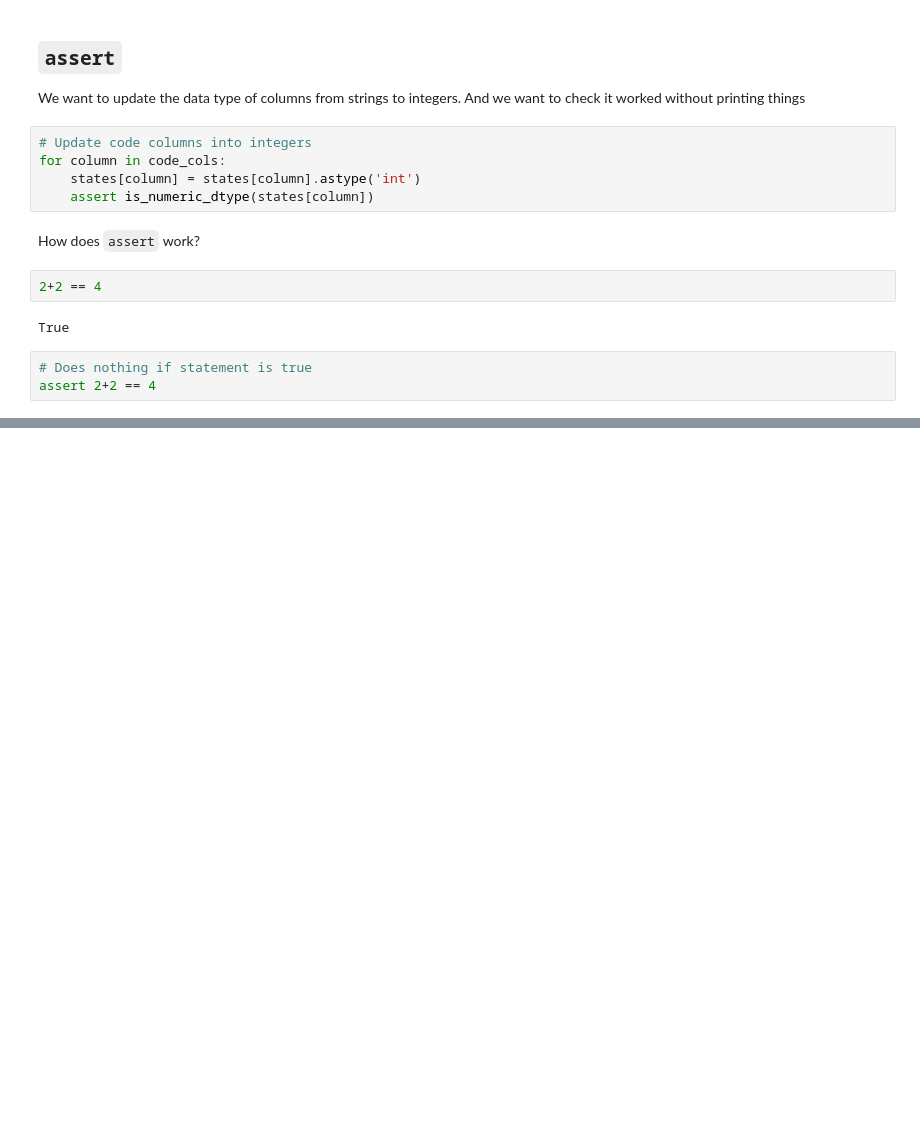
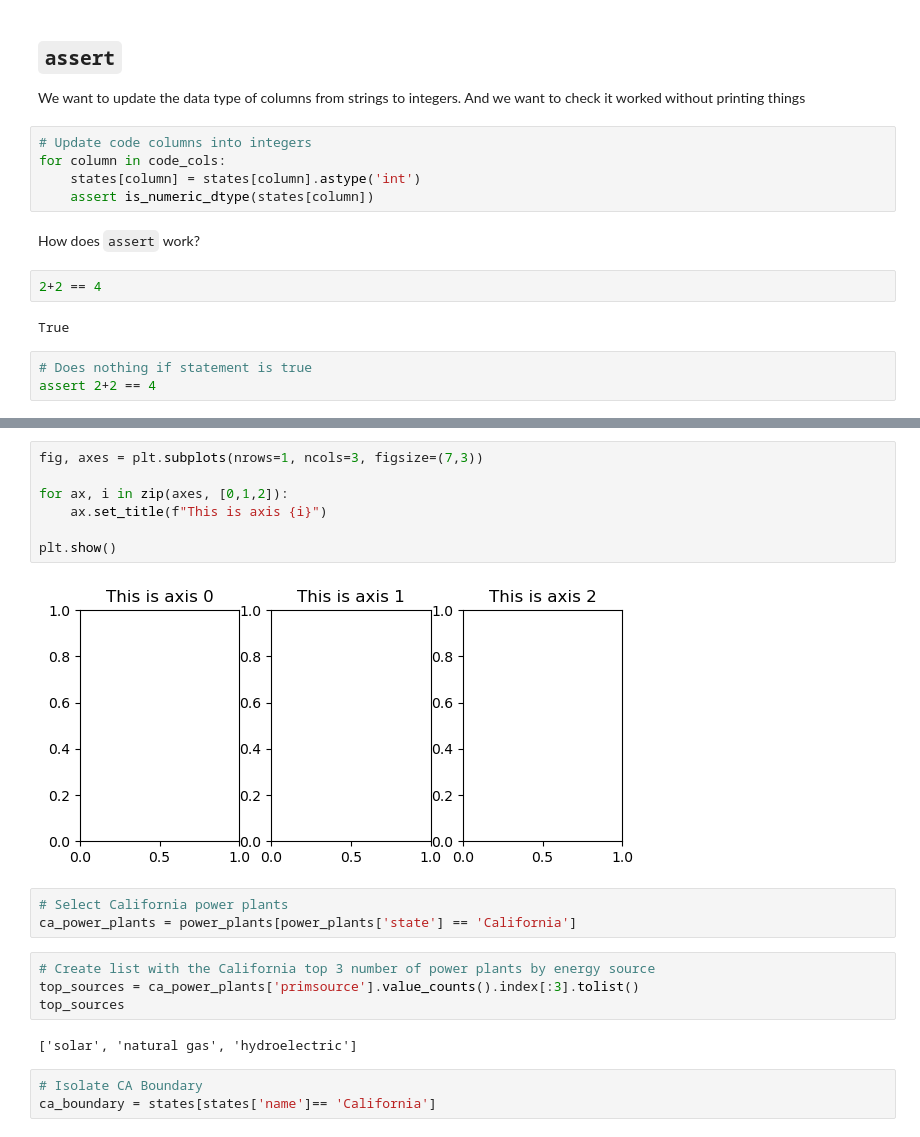
Before and after one commit to edengonzalezz/eds220-in-class, a Jupyter notebook: week5/lesson-12-streamline-your-code.ipynb, the cells around one changed output, grey strips where cells are left out. Drawn from its saved outputs; the diff is of its cells as text; blank space fills up the shorter version.

```diff
--- a/week5/lesson-12-streamline-your-code.ipynb
+++ b/week5/lesson-12-streamline-your-code.ipynb
@@ -173,0 +292,21 @@ assert 2+2 == 4
+# %%
+fig, axes = plt.subplots(nrows=1, ncols=3, figsize=(7,3))
+
+for ax, i in zip(axes, [0,1,2]):
+    ax.set_title(f"This is axis {i}")
+
+plt.show()
+# %% [output]
+[figure, added]
+# %%
+# Select California power plants
+ca_power_plants = power_plants[power_plants['state'] == 'California']
+# %%
+# Create list with the California top 3 number of power plants by energy source
+top_sources = ca_power_plants['primsource'].value_counts().index[:3].tolist()
+top_sources
+# %% [output]
+['solar', 'natural gas', 'hydroelectric']
+# %%
+# Isolate CA Boundary
+ca_boundary = states[states['name']== 'California']
```
Also changed, not shown: parts of 16 cells of this notebook, 1 other file.
